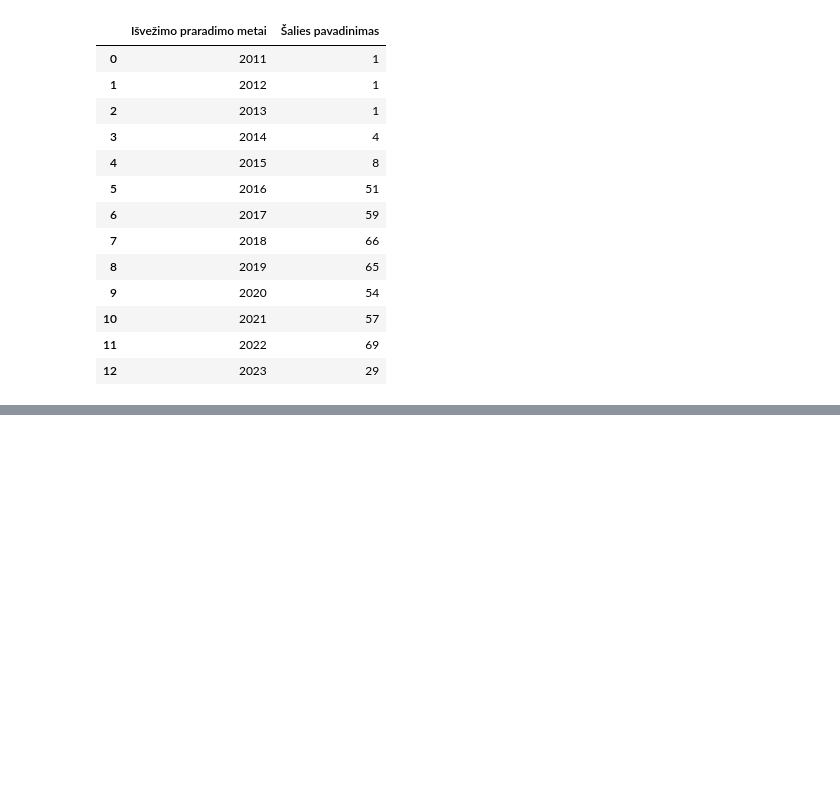
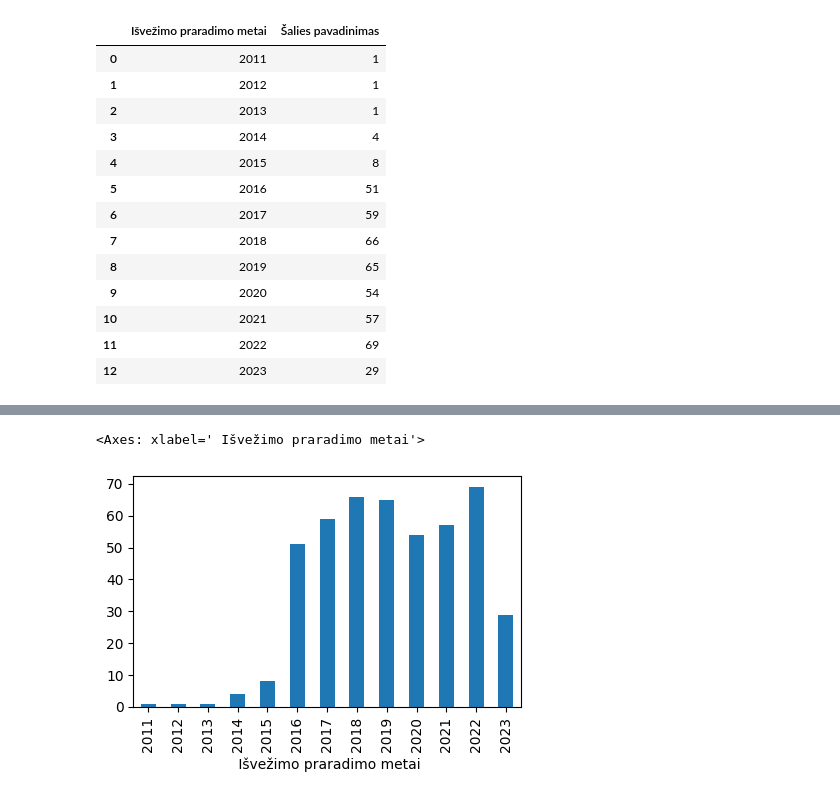
Before and after one commit to dovissssss/exported_lost_pets_from_lithuania, a Jupyter notebook: notebooks/exported_lost_pets.ipynb, the cells around one changed output, grey strips where cells are left out. Saved outputs shown, nothing was run; the diff lists cells and outputs as text; code cells hidden in the pictures; blank space fills up the shorter version.

```diff
--- a/notebooks/exported_lost_pets.ipynb
+++ b/notebooks/exported_lost_pets.ipynb
@@ -162,0 +170,6 @@ df[df["Išvežimo, praradimo pavadinimas"] == "Išvežimas"].groupby(" Išvežim
+# %%
+unique_countries = df[df["Išvežimo, praradimo pavadinimas"] == "Išvežimas"].groupby([" Išvežimo praradimo metai"], as_index=True)[" Šalies pavadinimas"].nunique()
+unique_countries.plot.bar(legend=False, figsize=(5, 3))
+# %% [output]
+<Axes: xlabel=' Išvežimo praradimo metai'>
+[figure, added]
```
Also changed, not shown: parts of 3 cells of this notebook, 5 other files.
